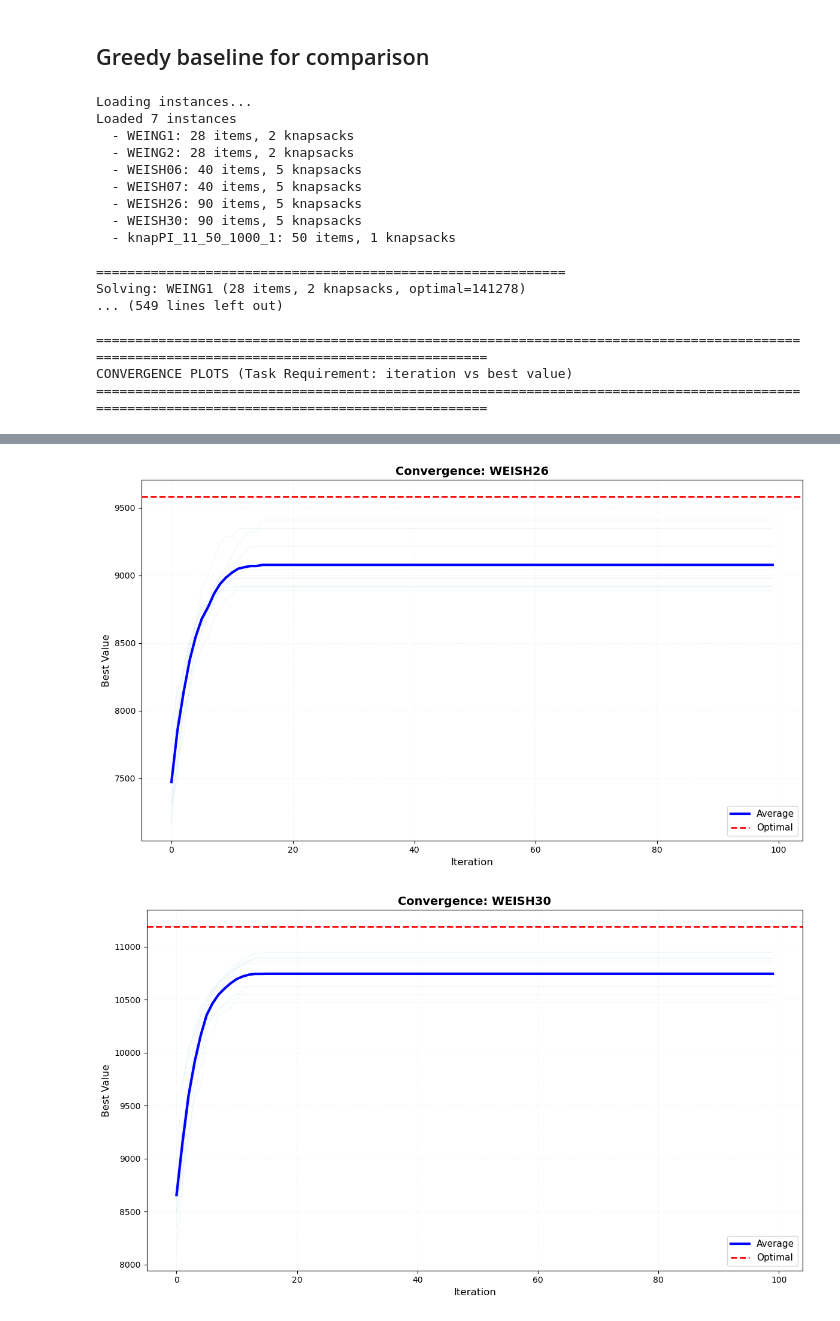
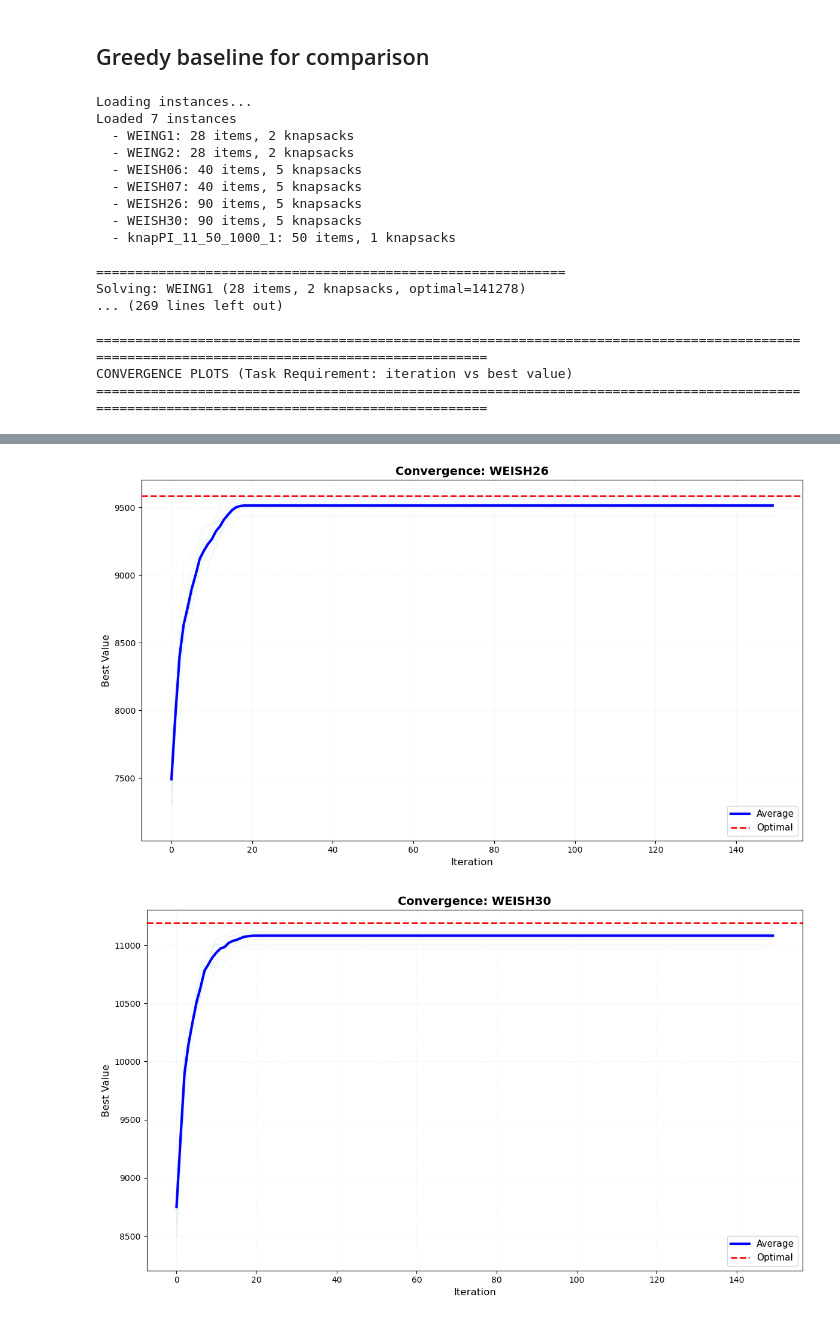
Before and after one commit to maxfinanger/ACIT4610-Exam-Group1, a Jupyter notebook: Problem-3/problem3.ipynb, the cells around one changed output, grey strips where cells are left out. Saved outputs shown, nothing was run; the diff lists cells and outputs as text; code cells hidden in the pictures.

```diff
--- a/Problem-3/problem3.ipynb
+++ b/Problem-3/problem3.ipynb
@@ -589,12 +589,10 @@ class BeesAlgorithmStandard:
             # ================================================================
             # Progress logging (every 20 iterations)
             # ================================================================
-            if (iteration + 1) % 20 == 0:
+            if (iteration + 1) % 150 == 0:
                 print(
                     f"Iteration {iteration + 1}/{self.max_iterations}: "
                     f"Best = {self.best_value:.0f}, "
-                    f"Ngh = {self.current_neighborhood_size:.2f}, "
-                    f"Abandoned = {total_abandoned}"
                 )
 
         # ====================================================================
@@ -858,15 +856,15 @@ for inst in all_instances:
 # CONFIGURE AND RUN EXPERIMENTS (FIXED PARAMETERS)
 # ============================================================================
 ba_params = {
-    'num_scout_bees': 100,
-    'num_selected_sites': 20,
-    'num_elite_sites': 10,
-    'num_bees_elite': 30,
-    'num_bees_selected': 15,
-    'max_iterations': 100,
-    'initial_neighborhood_size': 5,
-    'shrinking_factor': 0.8,
-    'stagnation_limit': 15
+    'num_scout_bees': 150,
+    'num_selected_sites': 30,
+    'num_elite_sites': 15,
+    'num_bees_elite': 40,
+    'num_bees_selected': 20,
+    'max_iterations': 150,
+    'initial_neighborhood_size': 10,
+    'shrinking_factor': 0.9,
+    'stagnation_limit': 20
 }
 
 runner = ExperimentRunner(all_instances)
@@ -904,7 +902,7 @@ Loaded 7 instances
 
 ============================================================
 Solving: WEING1 (28 items, 2 knapsacks, optimal=141278)
-... (549 lines left out)
+... (269 lines left out)
 
 ============================================================================================================================================
 CONVERGENCE PLOTS (Task Requirement: iteration vs best value)
@@ -916,2 +914,2 @@ CONVERGENCE PLOTS (Task Requirement: iteration vs best value)
-[figure, old version]
+[figure, new version]
-[figure, old version]
+[figure, new version]
```
Also changed, not shown: parts of 1 cell of this notebook.
